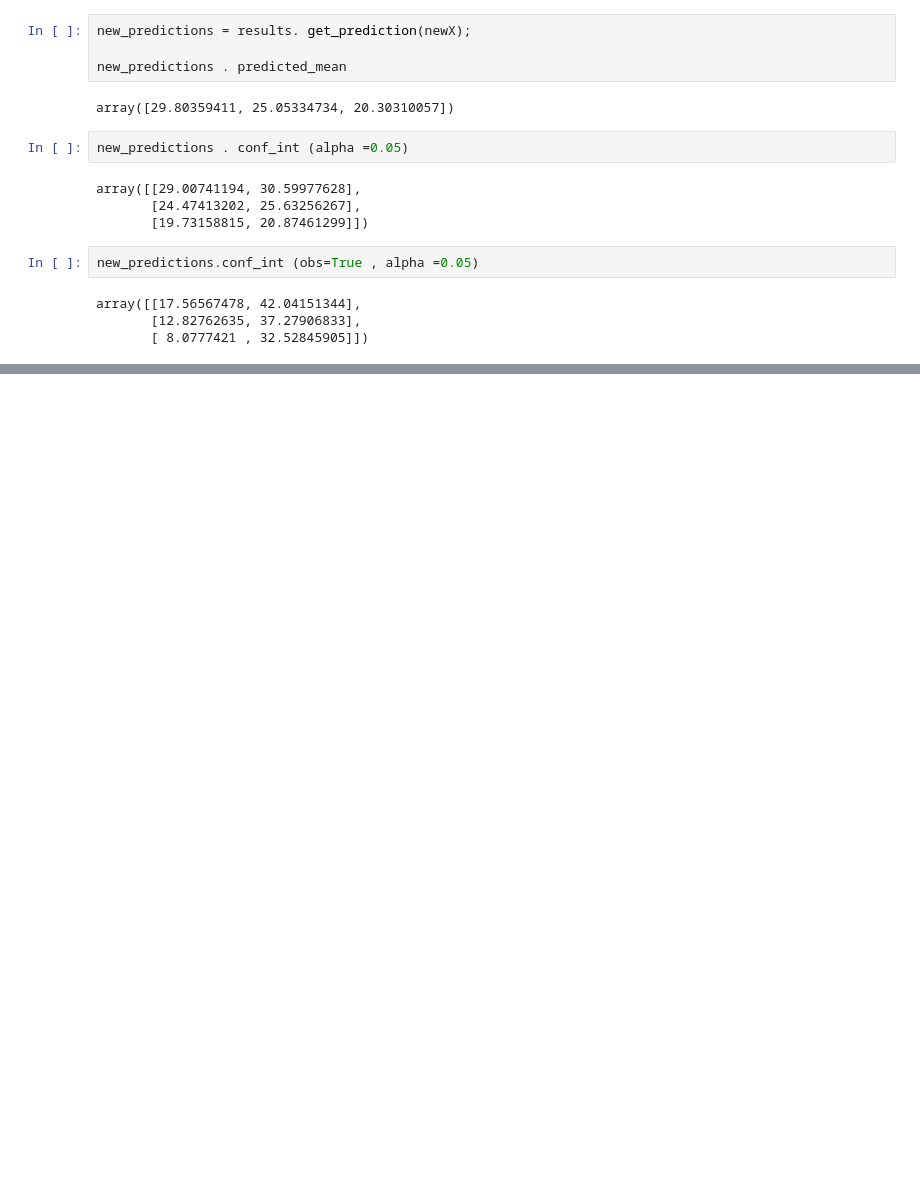
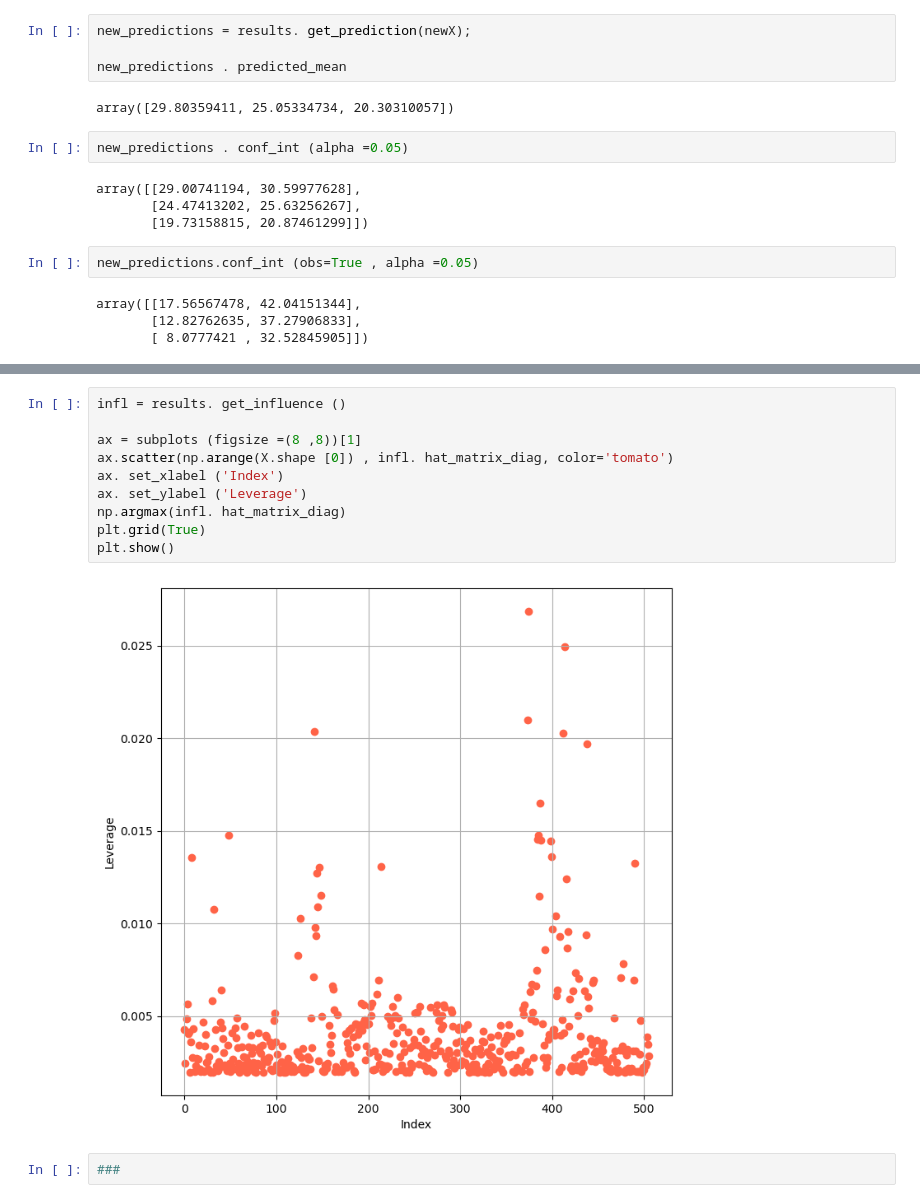
Before and after one commit to joakor89/An-Introduction-to-Statistical-Learning, a Jupyter notebook: chap_03/03_LR.ipynb, the cells around one changed output, grey strips where cells are left out. Cells and saved outputs as stored; diff of their text form; blank space fills up the shorter version.

```diff
--- a/chap_03/03_LR.ipynb
+++ b/chap_03/03_LR.ipynb
@@ -188,0 +228,14 @@ array([[17.56567478, 42.04151344],
+# %%
+infl = results. get_influence ()
+
+ax = subplots (figsize =(8 ,8))[1]
+ax.scatter(np.arange(X.shape [0]) , infl. hat_matrix_diag, color='tomato')
+ax. set_xlabel ('Index')
+ax. set_ylabel ('Leverage')
+np.argmax(infl. hat_matrix_diag)
+plt.grid(True)
+plt.show()
+# %% [output]
+[figure, added]
+# %%
+###
```
Also changed, not shown: parts of 6 cells of this notebook.
